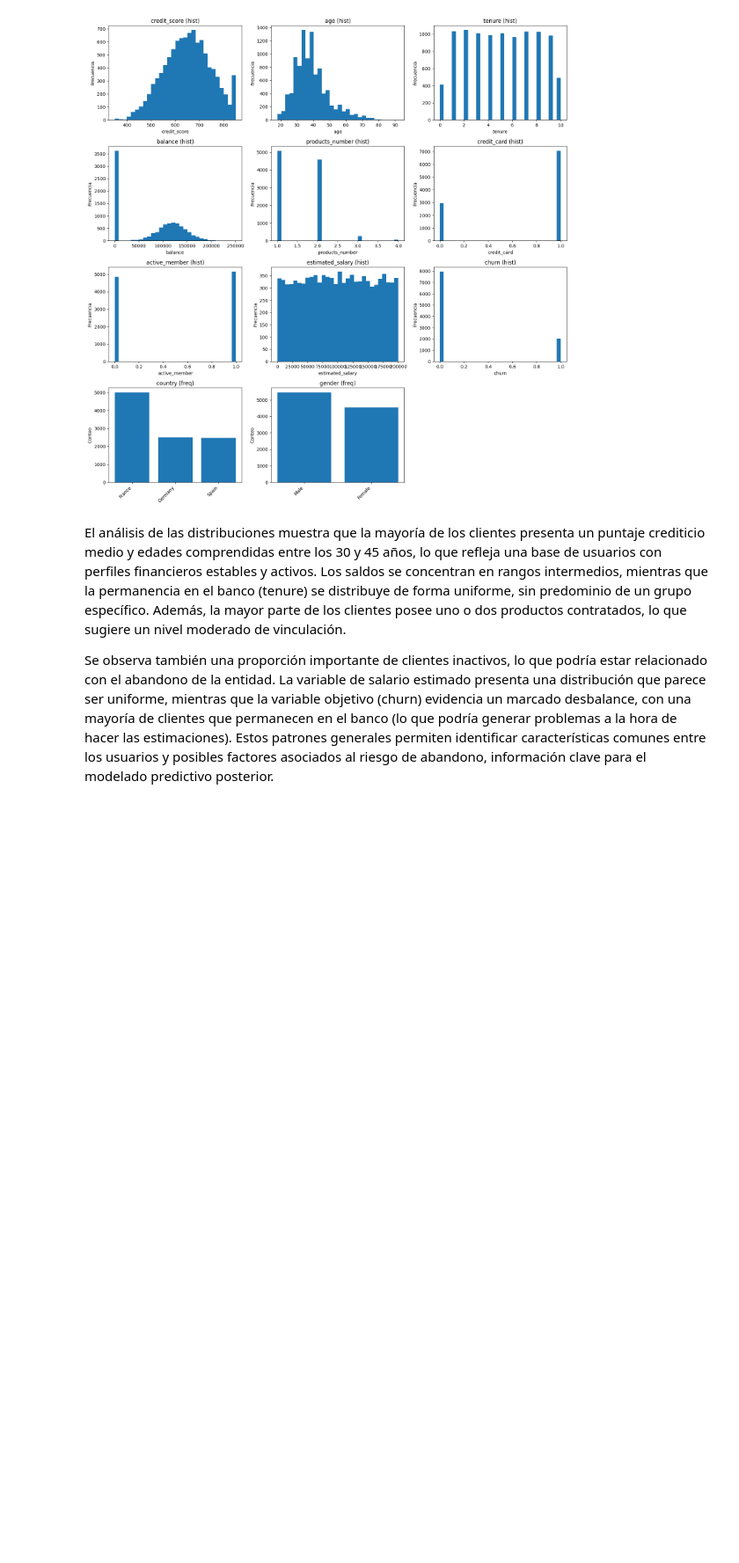
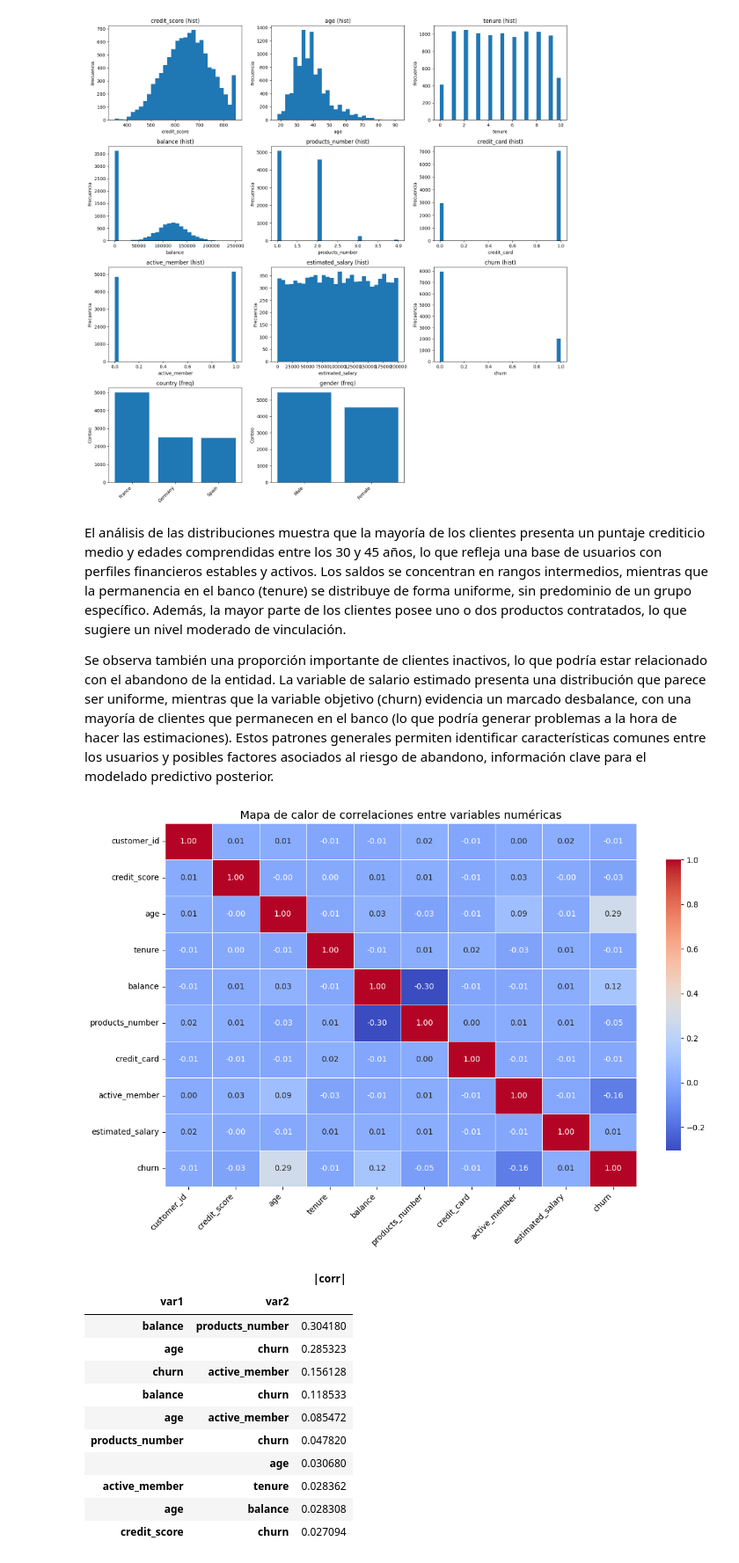
Before and after one commit to FelipeRubiano/MIAD_DSA_PROYECTO, a Jupyter notebook: Exploración de datos.ipynb, the cells around one changed output. Shown: that part at 88% size. Cells and saved outputs as stored; diff of their text form; code cells hidden in the pictures; blank space fills up the shorter version.

Commit message:
Aporte EDA: análisis de correlaciones y visualización (Manuel Ricardo Lindarte)

```diff
--- a/Exploración de datos.ipynb
+++ b/Exploración de datos.ipynb
@@ -139,3 +139,62 @@ set_ticklabels() should only be used with a fixed number of ticks, i.e. after se
 El análisis de las distribuciones muestra que la mayoría de los clientes presenta un puntaje crediticio medio y edades comprendidas entre los 30 y 45 años, lo que refleja una base de usuarios con perfiles financieros estables y activos. Los saldos se concentran en rangos intermedios, mientras que la permanencia en el banco (tenure) se distribuye de forma uniforme, sin predominio de un grupo específico. Además, la mayor parte de los clientes posee uno o dos productos contratados, lo que sugiere un nivel moderado de vinculación.
 
 Se observa también una proporción importante de clientes inactivos, lo que podría estar relacionado con el abandono de la entidad. La variable de salario estimado presenta una distribución que parece ser uniforme, mientras que la variable objetivo (churn) evidencia un marcado desbalance, con una mayoría de clientes que permanecen en el banco (lo que podría generar problemas a la hora de hacer las estimaciones). Estos patrones generales permiten identificar características comunes entre los usuarios y posibles factores asociados al riesgo de abandono, información clave para el modelado predictivo posterior.
+# %%
+# Análisis de correlación entre variables numéricas
+import matplotlib.pyplot as plt
+import seaborn as sns
+import numpy as np
+import pandas as pd
+
+# Seleccionar únicamente variables numéricas
+numeric_df = df.select_dtypes(include=[np.number])
+
+# Validación rápida
+if numeric_df.shape[1] < 2:
+    raise ValueError("No hay suficientes columnas numéricas para calcular correlaciones.")
+
+# Calcular la matriz de correlación (Pearson)
+corr_matrix = numeric_df.corr()
+
+# Visualización: heatmap
+plt.figure(figsize=(12, 8))
+sns.heatmap(
+    corr_matrix,
+    annot=True,
+    fmt=".2f",
+    cmap="coolwarm",
+    linewidths=0.5,
+    cbar_kws={"shrink": 0.8}
+)
+plt.title("Mapa de calor de correlaciones entre variables numéricas", fontsize=14)
+plt.xticks(rotation=45, ha="right")
+plt.yticks(rotation=0)
+plt.tight_layout()
+plt.show()
+
+# Opcional: Top correlaciones en valor absoluto (excluyendo la diagonal)
+corr_pairs = (
+    corr_matrix.where(~np.eye(corr_matrix.shape[0], dtype=bool))  # quita diagonal
+    .abs()
+    .unstack()
+    .dropna()
+    .sort_values(ascending=False)
+)
+
+# Muestra las 10 correlaciones más altas
+top_corr = corr_pairs.drop_duplicates().head(10)
+display(pd.DataFrame(top_corr, columns=["|corr|"]).rename_axis(["var1", "var2"]))
+# %% [output]
+[figure, added]
+|  |  | |corr| |
+| var1 | var2 |  |
+| balance | products_number | 0.304180 |
+| age | churn | 0.285323 |
+| churn | active_member | 0.156128 |
+| balance | churn | 0.118533 |
+| age | active_member | 0.085472 |
+| products_number | churn | 0.047820 |
+|  | age | 0.030680 |
+| active_member | tenure | 0.028362 |
+| age | balance | 0.028308 |
+| credit_score | churn | 0.027094 |
```
Also changed, not shown: parts of 1 cell of this notebook.
